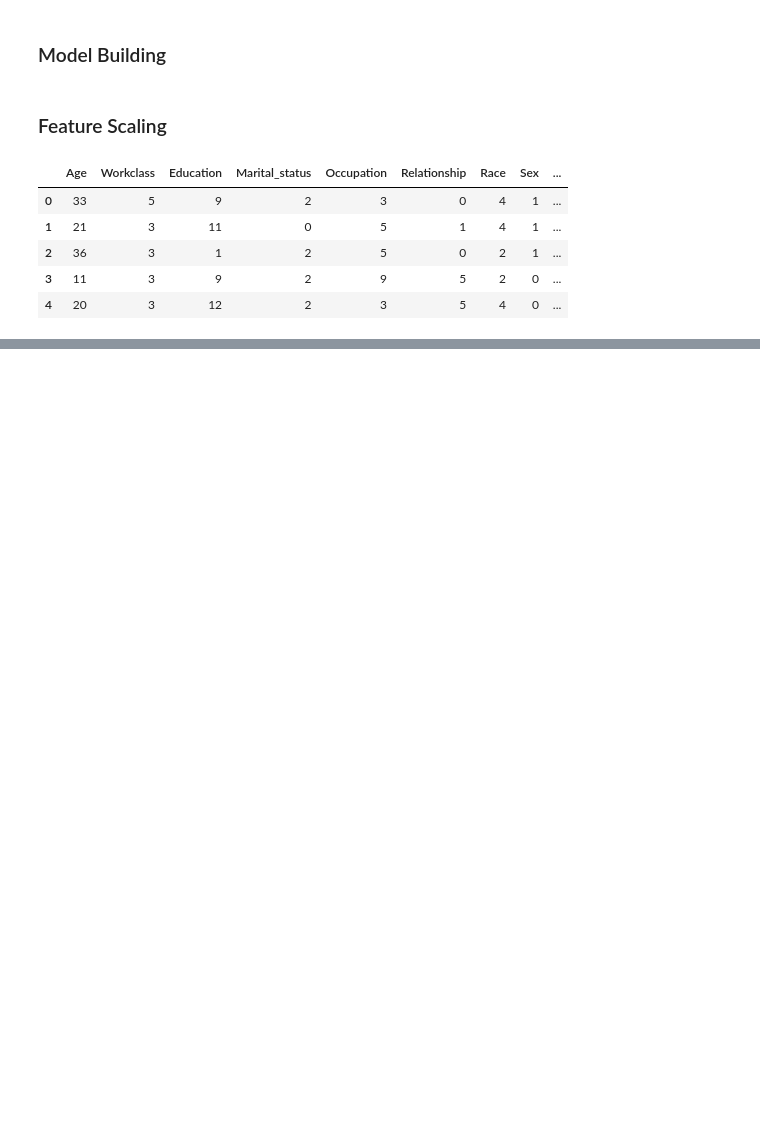
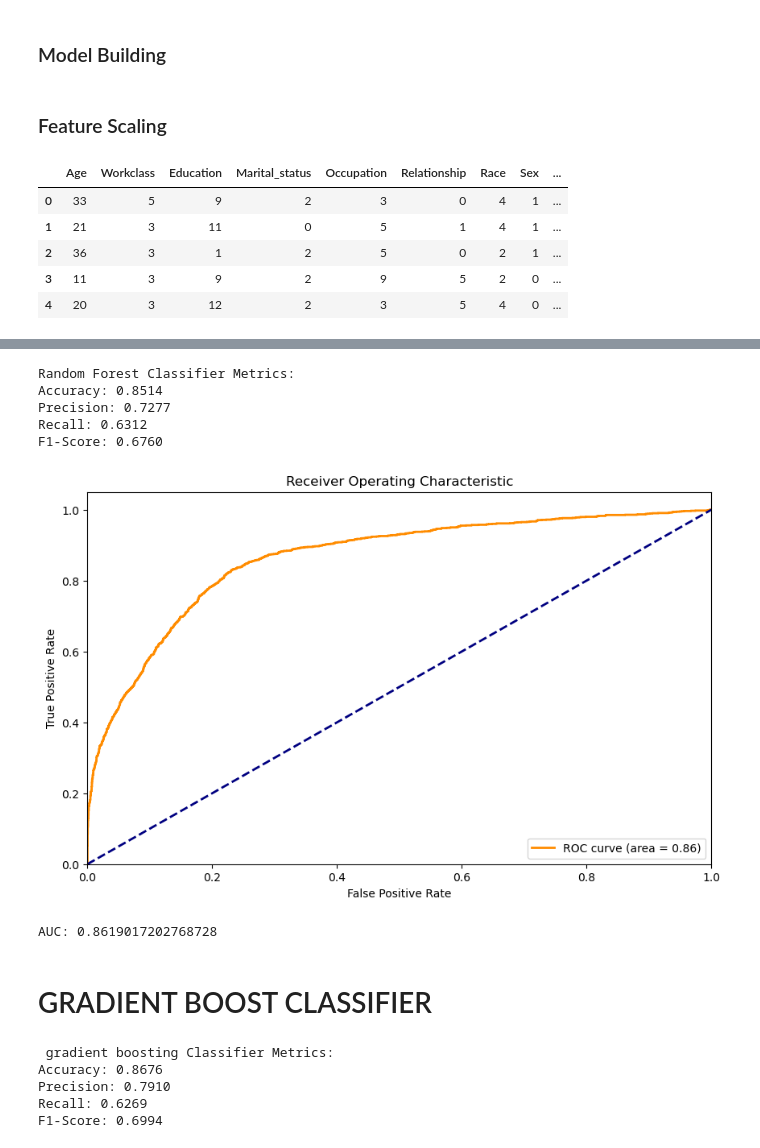
Before and after one commit to Prass509/EVALUATION-PHASE-3RD-WEEK, a Jupyter notebook: Adult UCI Dataset Analysis.ipynb, the cells around one changed output, grey strips where cells are left out. Cells and saved outputs as stored; diff of their text form; code cells hidden in the pictures; blank space fills up the shorter version.

```diff
--- a/Adult UCI Dataset Analysis.ipynb
+++ b/Adult UCI Dataset Analysis.ipynb
@@ -376,0 +471,79 @@ X_train, X_test, y_train, y_test = train_test_split(X, y, test_size=0.25, random
+# %%
+from sklearn.metrics import accuracy_score
+model = RandomForestClassifier(random_state=42)
+model.fit(X_train_scaled, y_train)
+
+# Predict on the test set
+y_pred = model.predict(X_test_scaled)
+
+# Calculate evaluation metrics
+accuracy = accuracy_score(y_test, y_pred)
+precision = precision_score(y_test, y_pred, pos_label=1)
+recall = recall_score(y_test, y_pred, pos_label=1)
+f1 = f1_score(y_test, y_pred, pos_label=1)
+
+# Print evaluation metrics
+print("Random Forest Classifier Metrics:")
+print(f"Accuracy: {accuracy:.4f}")
+print(f"Precision: {precision:.4f}")
+print(f"Recall: {recall:.4f}")
+print(f"F1-Score: {f1:.4f}")
+# %% [output]
+Random Forest Classifier Metrics:
+Accuracy: 0.8514
+Precision: 0.7277
+Recall: 0.6312
+F1-Score: 0.6760
+# %%
+from sklearn.metrics import roc_curve, roc_auc_score, auc
+y_prob = model.predict_proba(X_test_scaled)[:, 1]
+
+# Calculate ROC curve and AUC
+fpr, tpr, thresholds = roc_curve(y_test, y_prob)
+roc_auc = auc(fpr, tpr)
+
+# Plot ROC curve
+plt.figure(figsize=(10, 6))
+plt.plot(fpr, tpr, color='darkorange', lw=2, label='ROC curve (area = %0.2f)' % roc_auc)
+plt.plot([0, 1], [0, 1], color='navy', lw=2, linestyle='--')
+plt.xlim([0.0, 1.0])
+plt.ylim([0.0, 1.05])
+plt.xlabel('False Positive Rate')
+plt.ylabel('True Positive Rate')
+plt.title('Receiver Operating Characteristic')
+plt.legend(loc="lower right")
+plt.show()
+
+print("AUC:", roc_auc)
+# %% [output]
+[figure, added]
+AUC: 0.8619017202768728
+# %% [markdown]
+# GRADIENT BOOST CLASSIFIER
+# %%
+from sklearn.metrics import accuracy_score
+from sklearn.tree import DecisionTreeClassifier
+gb = GradientBoostingClassifier(random_state=42)
+gb.fit(X_train_scaled, y_train)
+
+# Predict on the test set
+y_pred = gb.predict(X_test_scaled)
+
+# Calculate evaluation metrics
+accuracy = accuracy_score(y_test, y_pred)
+precision = precision_score(y_test, y_pred, pos_label=1)
+recall = recall_score(y_test, y_pred, pos_label=1)
+f1 = f1_score(y_test, y_pred, pos_label=1)
+
+# Print evaluation metrics
+print(" gradient boosting Classifier Metrics:")
+print(f"Accuracy: {accuracy:.4f}")
+print(f"Precision: {precision:.4f}")
+print(f"Recall: {recall:.4f}")
+print(f"F1-Score: {f1:.4f}")
+# %% [output]
+ gradient boosting Classifier Metrics:
+Accuracy: 0.8676
+Precision: 0.7910
+Recall: 0.6269
+F1-Score: 0.6994
```
Also changed, not shown: parts of 40 cells of this notebook.
